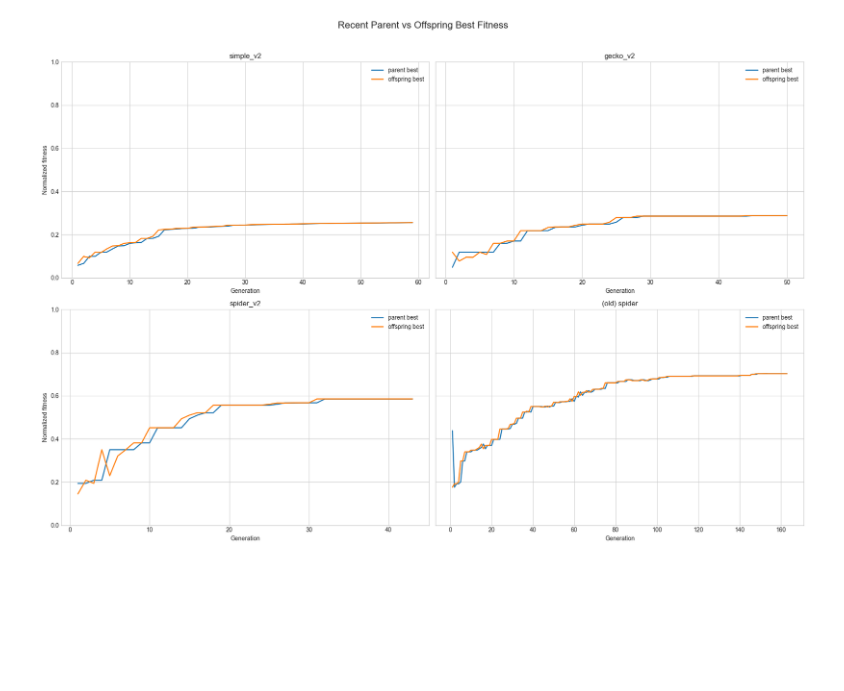
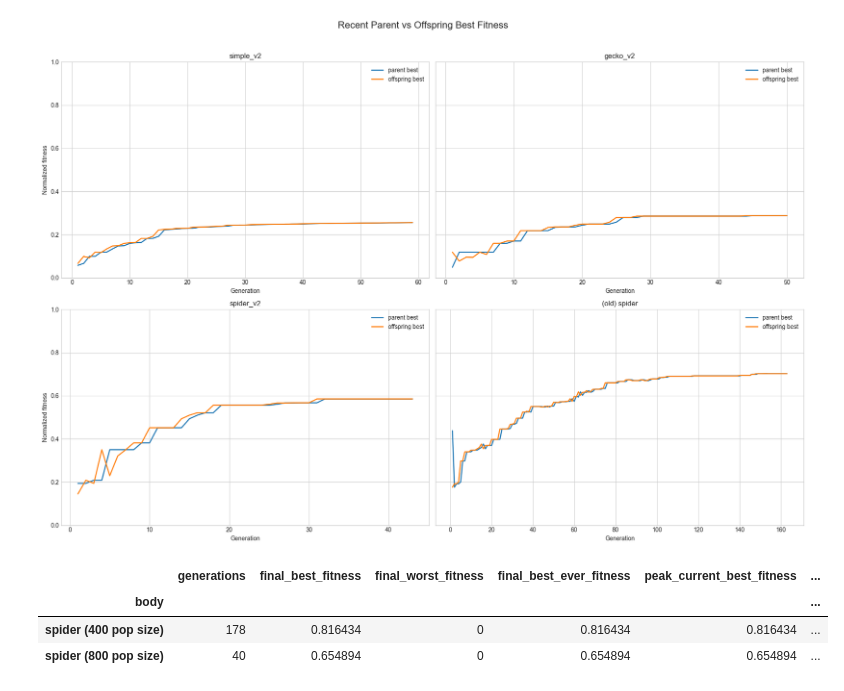
Before and after one commit to pew-p3w/Origami-robots-revolve-, a Jupyter notebook: inspection.ipynb, the cells around one changed output. Saved outputs shown, nothing was run; the diff lists cells and outputs as text; code cells hidden in the pictures; blank space fills up the shorter version.

```diff
--- a/inspection.ipynb
+++ b/inspection.ipynb
@@ -286,3 +286,48 @@ fig.tight_layout()
 plt.show()
 # %% [output]
 [figure]
+# %%
+RECENT_RUNS = {
+    "spider (400 pop size)": Path("output/spider400/parameters_spider_run_20260621_202243.csv"),
+    "spider (800 pop size)" : Path("output/spider800/parameters_spider_run_20260711_170500.csv")
+}
+
+missing_recent = [str(path) for path in RECENT_RUNS.values() if not path.exists()]
+if missing_recent:
+    raise FileNotFoundError("Missing recent CSV files:\n" + "\n".join(missing_recent))
+
+recent_dfs = {
+    body: pd.read_csv(path)
+    for body, path in RECENT_RUNS.items()
+}
+
+for body, df in recent_dfs.items():
+    df["body"] = body
+    df["num_of_generation"] = df["num_of_generation"].astype(int)
+
+recent_summary_rows = []
+for body, df in recent_dfs.items():
+    final = df.iloc[-1]
+    peak_current = df.loc[df["best_fitness"].idxmax()]
+    peak_best_ever = df.loc[df["best_ever_fitness"].idxmax()]
+    recent_summary_rows.append(
+        {
+            "body": body,
+            "generations": int(df["num_of_generation"].max()),
+            "final_best_fitness": final["best_fitness"],
+            "final_worst_fitness": final["worst_fitness"],
+            "final_best_ever_fitness": final["best_ever_fitness"],
+            "peak_current_best_fitness": peak_current["best_fitness"],
+            "peak_current_best_generation": int(peak_current["num_of_generation"]),
+            "peak_best_ever_fitness": peak_best_ever["best_ever_fitness"],
+            "peak_best_ever_generation": int(peak_best_ever["num_of_generation"]),
+        }
+    )
+
+recent_summary = pd.DataFrame(recent_summary_rows).set_index("body")
+recent_summary
+# %% [output]
+|  | generations | final_best_fitness | final_worst_fitness | final_best_ever_fitness | peak_current_best_fitness | ... |
+| body |  |  |  |  |  | ... |
+| spider (400 pop size) | 178 | 0.816434 | 0 | 0.816434 | 0.816434 | ... |
+| spider (800 pop size) | 40 | 0.654894 | 0 | 0.654894 | 0.654894 | ... |
```
Also changed, not shown: parts of 1 cell of this notebook, 22 other files.
